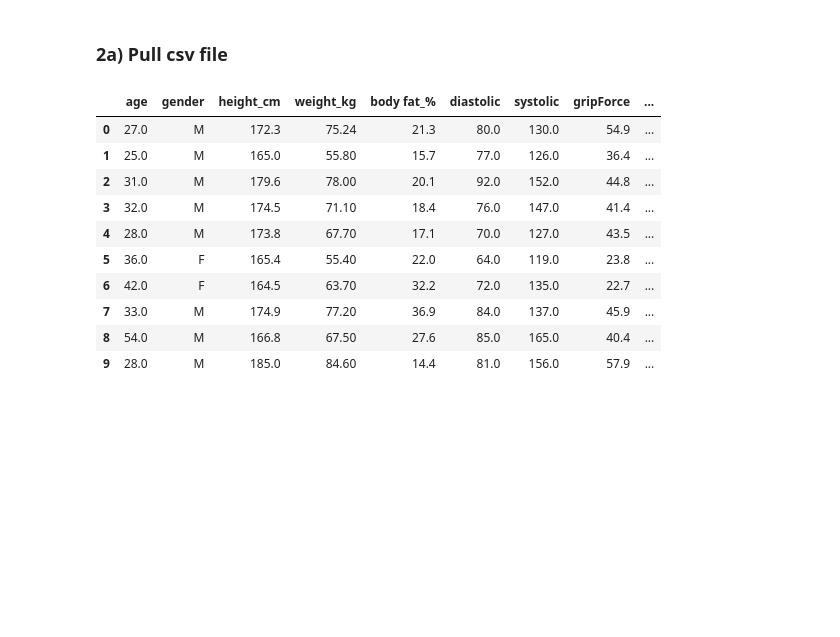
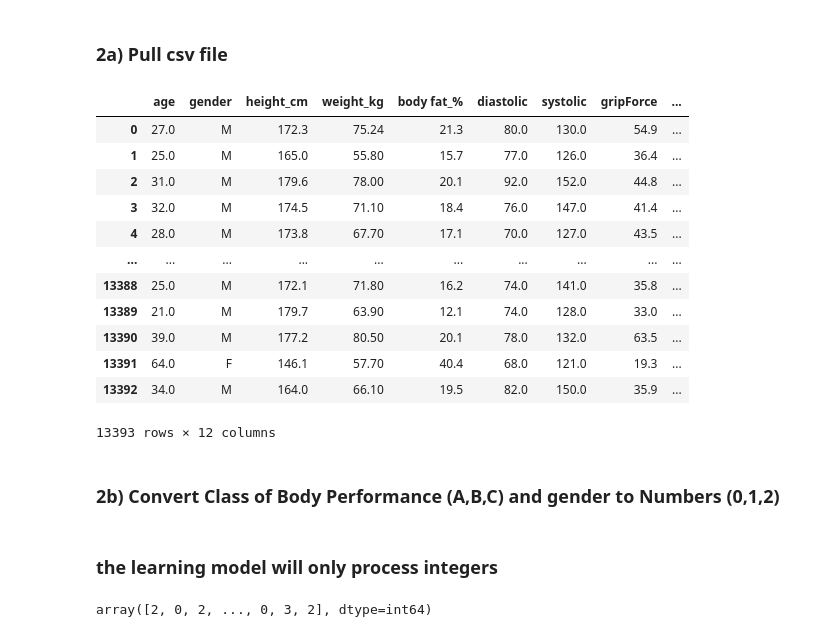
Before and after one commit to Sonicdaheghod/Decision-Tree_MT, a Jupyter notebook: DecisionTree_ MT.ipynb, the cells around one changed output. Drawn from its saved outputs; the diff is of its cells as text; code cells hidden in the pictures; blank space fills up the shorter version.

```diff
--- a/DecisionTree_ MT.ipynb
+++ b/DecisionTree_ MT.ipynb
@@ -8,17 +19,31 @@ import pandas as pd
 # %% [markdown]
 ### 2a) Pull csv file
 # %%
-data = pd.read_csv("bodyPerformance.csv")[:10]
+data = pd.read_csv("bodyPerformance.csv")
 data
 # %% [output]
 |  | age | gender | height_cm | weight_kg | body fat_% | diastolic | systolic | gripForce | ... |
 | 0 | 27.0 | M | 172.3 | 75.24 | 21.3 | 80.0 | 130.0 | 54.9 | ... |
 | 1 | 25.0 | M | 165.0 | 55.80 | 15.7 | 77.0 | 126.0 | 36.4 | ... |
 | 2 | 31.0 | M | 179.6 | 78.00 | 20.1 | 92.0 | 152.0 | 44.8 | ... |
 | 3 | 32.0 | M | 174.5 | 71.10 | 18.4 | 76.0 | 147.0 | 41.4 | ... |
 | 4 | 28.0 | M | 173.8 | 67.70 | 17.1 | 70.0 | 127.0 | 43.5 | ... |
-| 5 | 36.0 | F | 165.4 | 55.40 | 22.0 | 64.0 | 119.0 | 23.8 | ... |
-| 6 | 42.0 | F | 164.5 | 63.70 | 32.2 | 72.0 | 135.0 | 22.7 | ... |
-| 7 | 33.0 | M | 174.9 | 77.20 | 36.9 | 84.0 | 137.0 | 45.9 | ... |
-| 8 | 54.0 | M | 166.8 | 67.50 | 27.6 | 85.0 | 165.0 | 40.4 | ... |
-| 9 | 28.0 | M | 185.0 | 84.60 | 14.4 | 81.0 | 156.0 | 57.9 | ... |
+| ... | ... | ... | ... | ... | ... | ... | ... | ... | ... |
+| 13388 | 25.0 | M | 172.1 | 71.80 | 16.2 | 74.0 | 141.0 | 35.8 | ... |
+| 13389 | 21.0 | M | 179.7 | 63.90 | 12.1 | 74.0 | 128.0 | 33.0 | ... |
+| 13390 | 39.0 | M | 177.2 | 80.50 | 20.1 | 78.0 | 132.0 | 63.5 | ... |
+| 13391 | 64.0 | F | 146.1 | 57.70 | 40.4 | 68.0 | 121.0 | 19.3 | ... |
+| 13392 | 34.0 | M | 164.0 | 66.10 | 19.5 | 82.0 | 150.0 | 35.9 | ... |
+13393 rows × 12 columns
+# %% [markdown]
+### 2b)  Convert Class of Body Performance (A,B,C) and gender to Numbers (0,1,2)
+# %% [markdown]
+### the learning model will only process integers
+# %%
+integer = preprocessing.LabelEncoder()
+
+the_class = integer.fit_transform(list(data["the_class"]))
+
+the_class
+# %% [output]
+array([2, 0, 2, ..., 0, 3, 2], dtype=int64)
```
Also changed, not shown: parts of 24 cells of this notebook.
